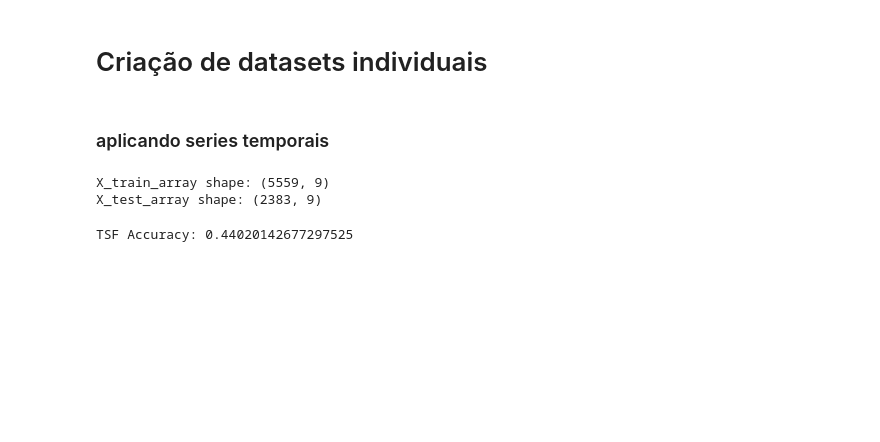
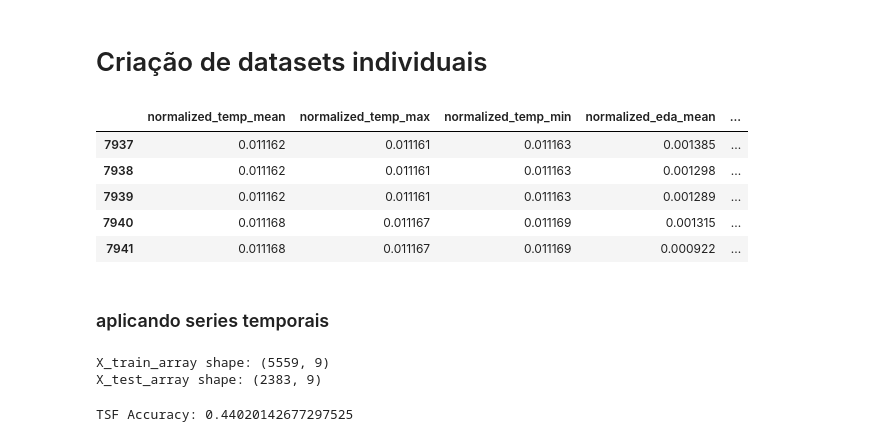
Before and after one commit to luizacastilho/XAI_STRESS, a Jupyter notebook: WESAD/analysiswesad.ipynb, the cells around one changed output. Cells and saved outputs as stored; diff of their text form; code cells hidden in the pictures; blank space fills up the shorter version.

```diff
--- a/WESAD/analysiswesad.ipynb
+++ b/WESAD/analysiswesad.ipynb
@@ -575,6 +585,15 @@ for i in range(2, 11):
     globals()[f'dfs{i}'] = dfs[f'S{i}']
 for i in range(13, 18):
     globals()[f'dfs{i}'] = dfs[f'S{i}']
+# %%
+dfs2.tail()
+# %% [output]
+|  | normalized_temp_mean | normalized_temp_max | normalized_temp_min | normalized_eda_mean | ... |
+| 7937 | 0.011162 | 0.011161 | 0.011163 | 0.001385 | ... |
+| 7938 | 0.011162 | 0.011161 | 0.011163 | 0.001298 | ... |
+| 7939 | 0.011162 | 0.011161 | 0.011163 | 0.001289 | ... |
+| 7940 | 0.011168 | 0.011167 | 0.011169 | 0.001315 | ... |
+| 7941 | 0.011168 | 0.011167 | 0.011169 | 0.000922 | ... |
 # %% [markdown]
 ### aplicando series temporais
 # %%
```
Also changed, not shown: parts of 23 cells of this notebook.
